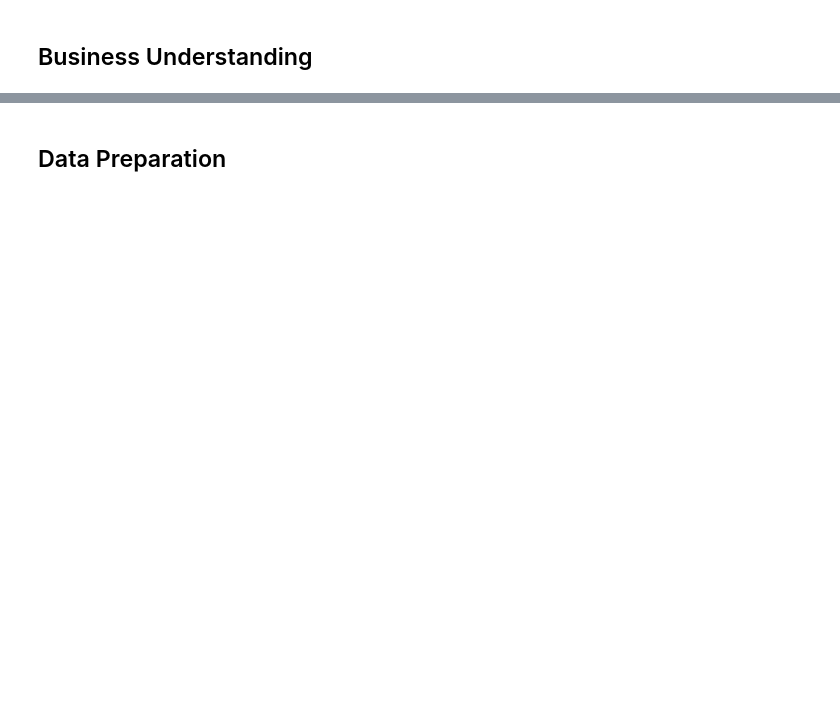
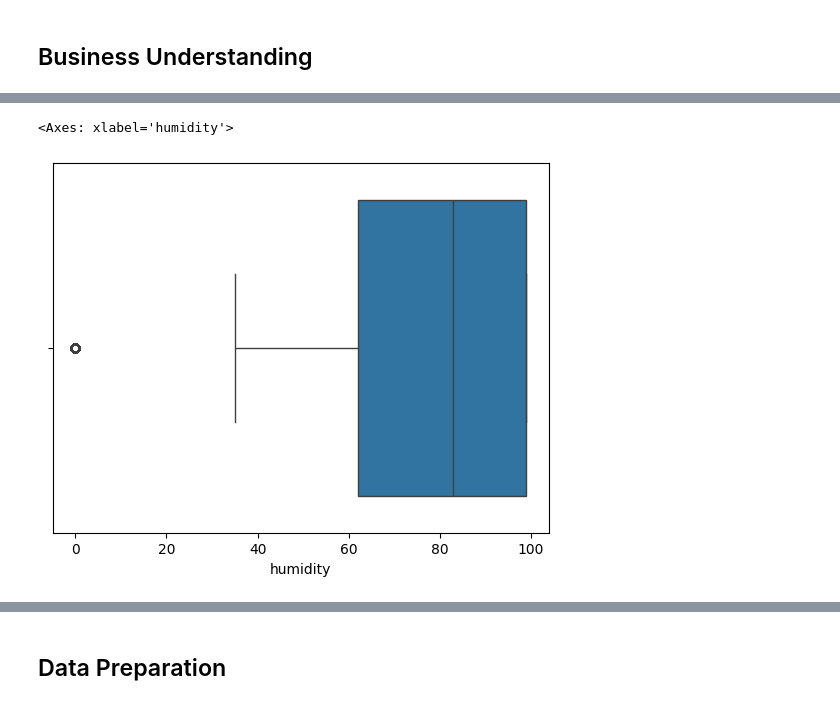
Before and after one commit to Vinzzztty/playground-data-analyst, a Jupyter notebook: Machine Learning Terapan/2. Sentiment Analysis/submission/[Submission]_Prediksi_Pertumbuhan_Selada_Dengan_Random_Forest.ipynb, the cells around one changed output, grey strips where cells are left out. Saved outputs shown, nothing was run; the diff lists cells and outputs as text; code cells hidden in the pictures; blank space fills up the shorter version.

```diff
--- a/Machine Learning Terapan/2. Sentiment Analysis/submission/[Submission]_Prediksi_Pertumbuhan_Selada_Dengan_Random_Forest.ipynb
+++ b/Machine Learning Terapan/2. Sentiment Analysis/submission/[Submission]_Prediksi_Pertumbuhan_Selada_Dengan_Random_Forest.ipynb
@@ -19,0 +226,5 @@
+# %%
+sns.boxplot(x=df['humidity'])
+# %% [output]
+<Axes: xlabel='humidity'>
+[figure, added]
```
Also changed, not shown: parts of 69 cells of this notebook, 3 other files.
